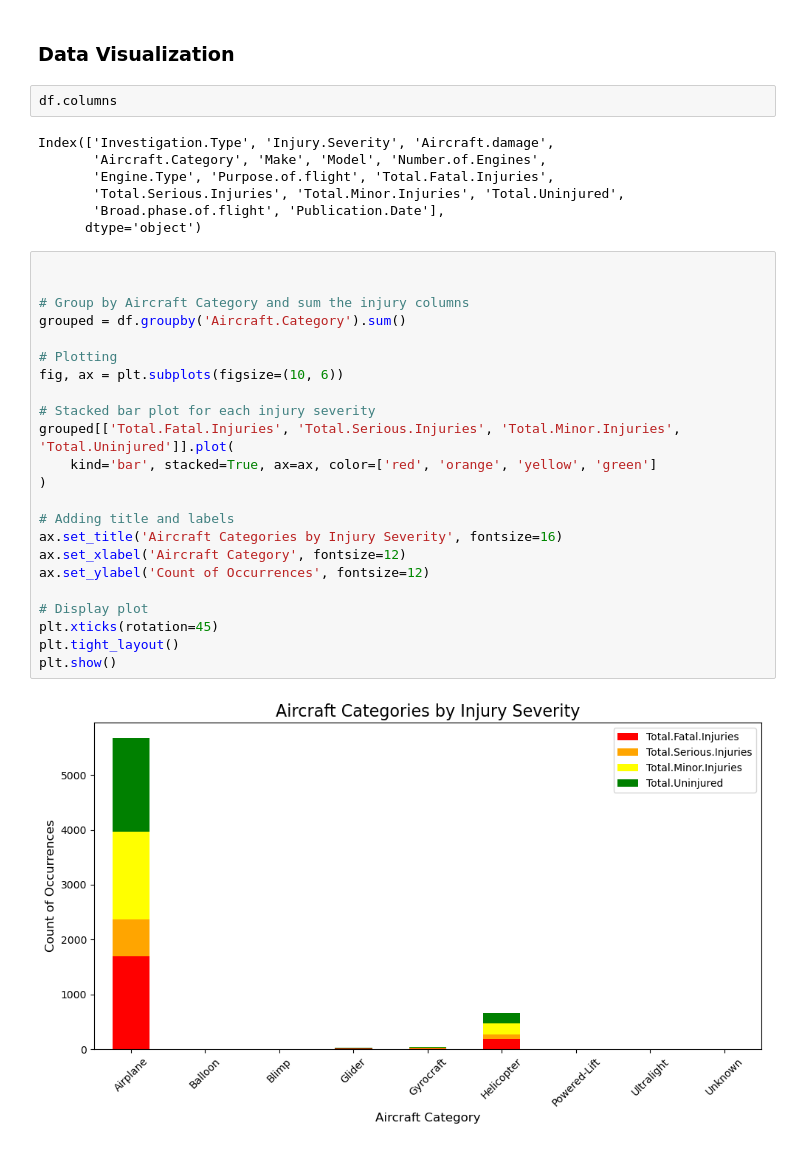
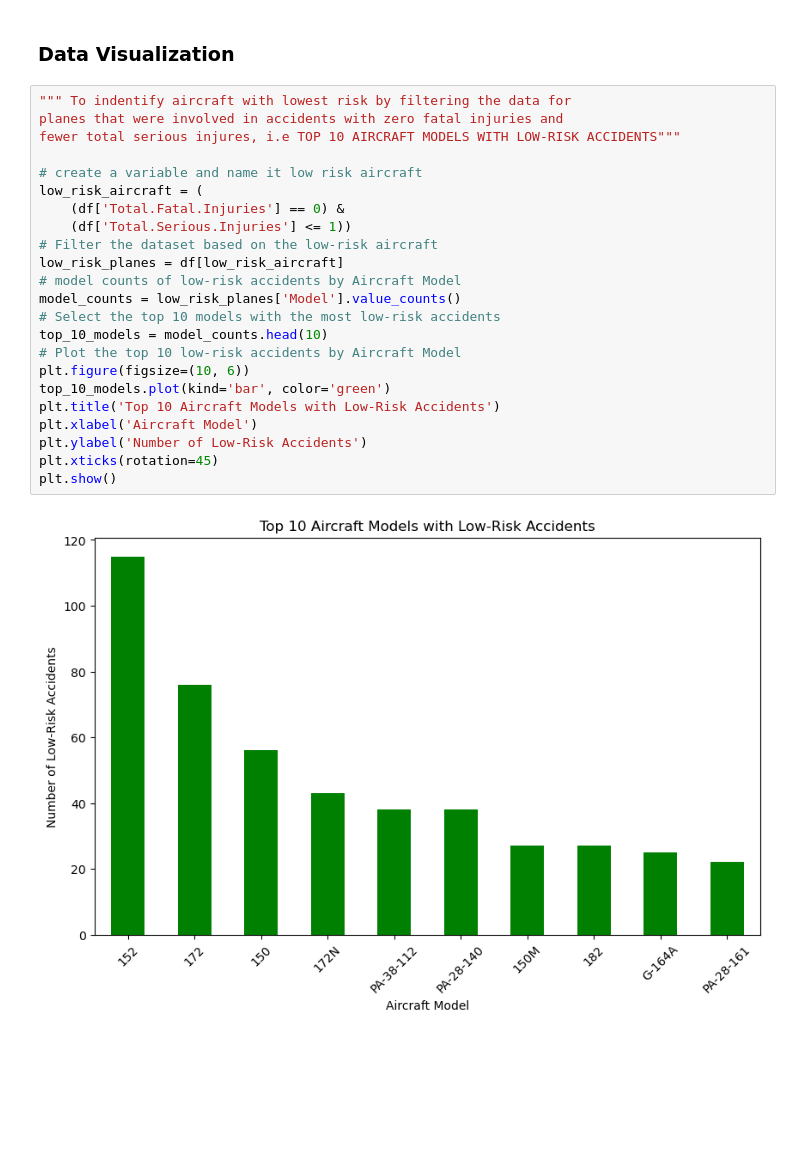
Before and after one commit to Wgitari/dsc-phase-1-project-v3, a Jupyter notebook: student.ipynb, the cells around one changed output. Cells and saved outputs as stored; diff of their text form; blank space fills up the shorter version.

```diff
--- a/student.ipynb
+++ b/student.ipynb
@@ -327,37 +336,28 @@ sns.boxplot(df['Total.Uninjured'])
 [figure]
 # %% [markdown]
 ### Data Visualization
-# %%
-df.columns
-# %% [output]
-Index(['Investigation.Type', 'Injury.Severity', 'Aircraft.damage',
-       'Aircraft.Category', 'Make', 'Model', 'Number.of.Engines',
-       'Engine.Type', 'Purpose.of.flight', 'Total.Fatal.Injuries',
-       'Total.Serious.Injuries', 'Total.Minor.Injuries', 'Total.Uninjured',
-       'Broad.phase.of.flight', 'Publication.Date'],
-      dtype='object')
-# %%
-
-
-# Group by Aircraft Category and sum the injury columns
-grouped = df.groupby('Aircraft.Category').sum()
-
-# Plotting
-fig, ax = plt.subplots(figsize=(10, 6))
-
-# Stacked bar plot for each injury severity
-grouped[['Total.Fatal.Injuries', 'Total.Serious.Injuries', 'Total.Minor.Injuries', 'Total.Uninjured']].plot(
-    kind='bar', stacked=True, ax=ax, color=['red', 'orange', 'yellow', 'green']
-)
-
-# Adding title and labels
-ax.set_title('Aircraft Categories by Injury Severity', fontsize=16)
-ax.set_xlabel('Aircraft Category', fontsize=12)
-ax.set_ylabel('Count of Occurrences', fontsize=12)
-
-# Display plot
-plt.xticks(rotation=45)
-plt.tight_layout()
-plt.show()
-# %% [output]
-[figure, removed]
+# %%
+""" To indentify aircraft with lowest risk by filtering the data for
+planes that were involved in accidents with zero fatal injuries and
+fewer total serious injures, i.e TOP 10 AIRCRAFT MODELS WITH LOW-RISK ACCIDENTS"""
+
+# create a variable and name it low risk aircraft
+low_risk_aircraft = (
+    (df['Total.Fatal.Injuries'] == 0) &
+    (df['Total.Serious.Injuries'] <= 1))
+# Filter the dataset based on the low-risk aircraft
+low_risk_planes = df[low_risk_aircraft]
+# model counts of low-risk accidents by Aircraft Model
+model_counts = low_risk_planes['Model'].value_counts()
+# Select the top 10 models with the most low-risk accidents
+top_10_models = model_counts.head(10)
+# Plot the top 10 low-risk accidents by Aircraft Model
+plt.figure(figsize=(10, 6))
+top_10_models.plot(kind='bar', color='green')
+plt.title('Top 10 Aircraft Models with Low-Risk Accidents')
+plt.xlabel('Aircraft Model')
+plt.ylabel('Number of Low-Risk Accidents')
+plt.xticks(rotation=45)
+plt.show()
+# %% [output]
+[figure, added]
```
Also changed, not shown: parts of 11 cells of this notebook.
